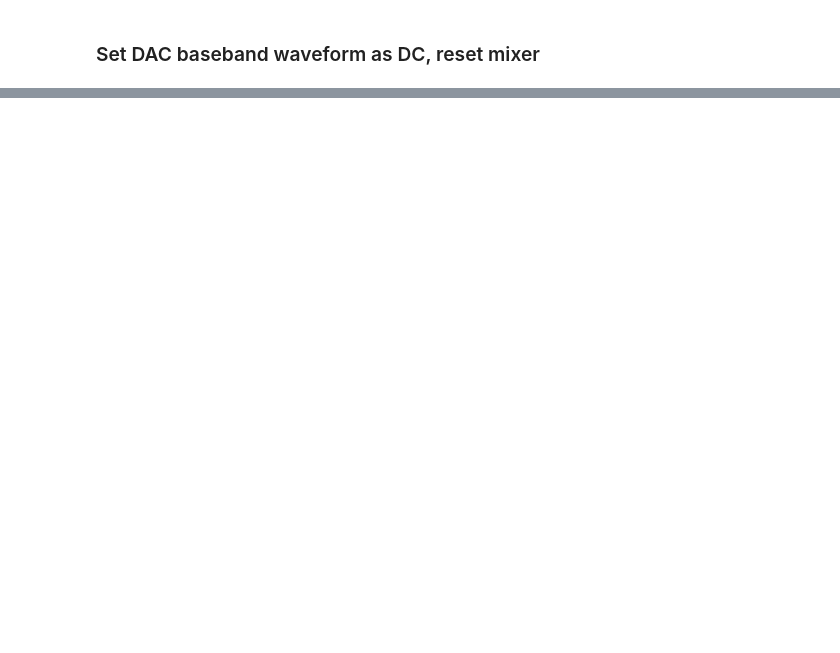
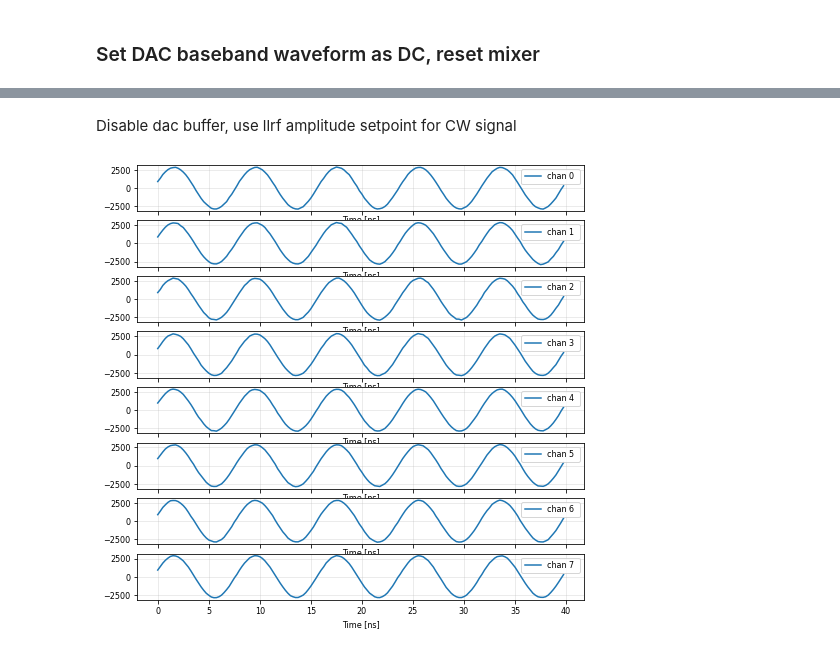
Before and after one commit to BerkeleyLab/LBNL-DSLLRF, a Jupyter notebook: doc/als_llrf_mts_lbl208.ipynb, the cells around one changed output, grey strips where cells are left out. Saved outputs shown, nothing was run; the diff lists cells and outputs as text; code cells hidden in the pictures; blank space fills up the shorter version.

```diff
--- a/doc/als_llrf_mts_lbl208.ipynb
+++ b/doc/als_llrf_mts_lbl208.ipynb
@@ -112,0 +113,11 @@ plot_adc_wfm(darray_i[:, start-80:start+80], fs=fs)
+# %% [markdown]
+Disable dac buffer, use llrf amplitude setpoint for CW signal
+# %%
+ol.dac_player[:] = np.zeros(n_samples, dtype=np.int16)
+# %%
+ol.rf_control.register_map.amp_loop_setpoint = 32767 / ol.rf_control.tx_gain / 2
+# %%
+darray_i, darray_q = ol.capture_adc_iq_buf();
+plot_adc_wfm(darray_i[:, start-80:start+80], fs=fs)
+# %% [output]
+[figure, added]
```
Also changed, not shown: parts of 9 cells of this notebook, 28 other files.
